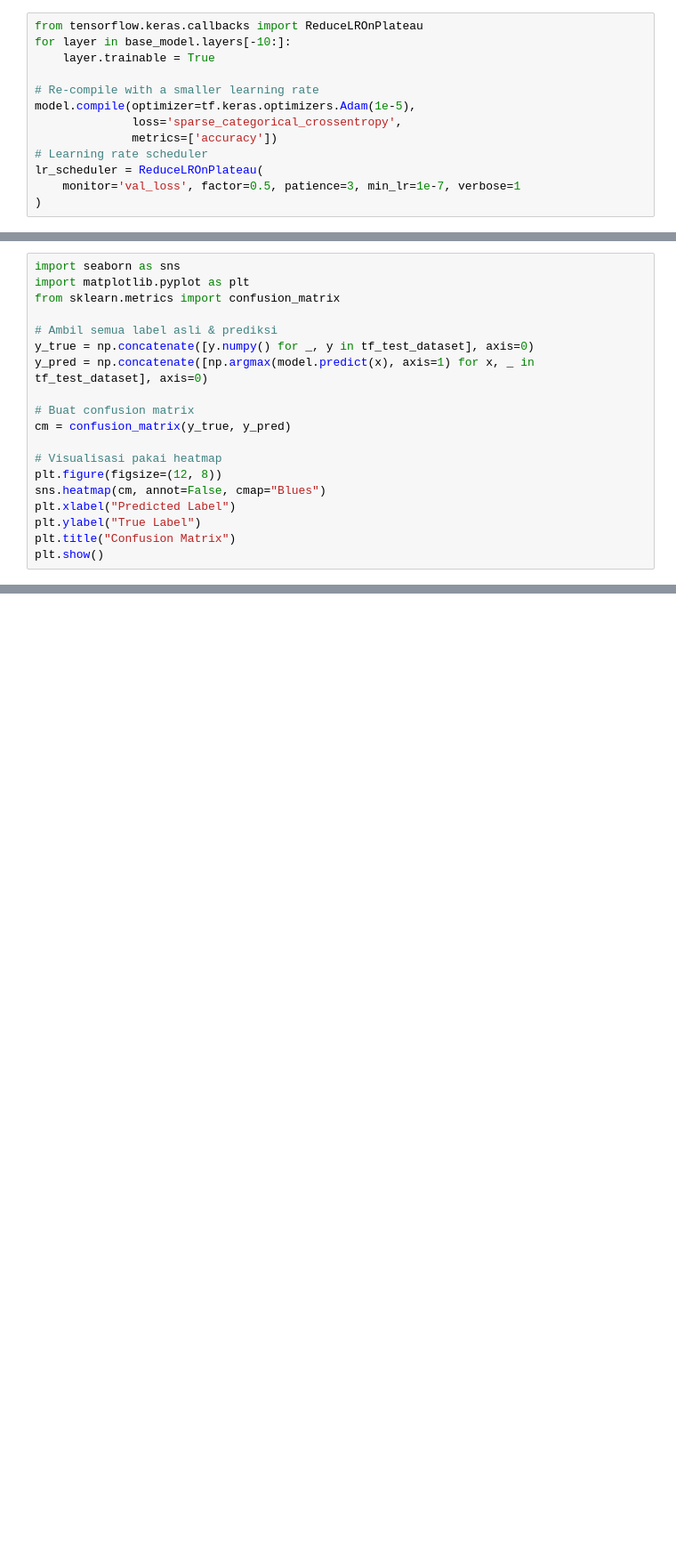
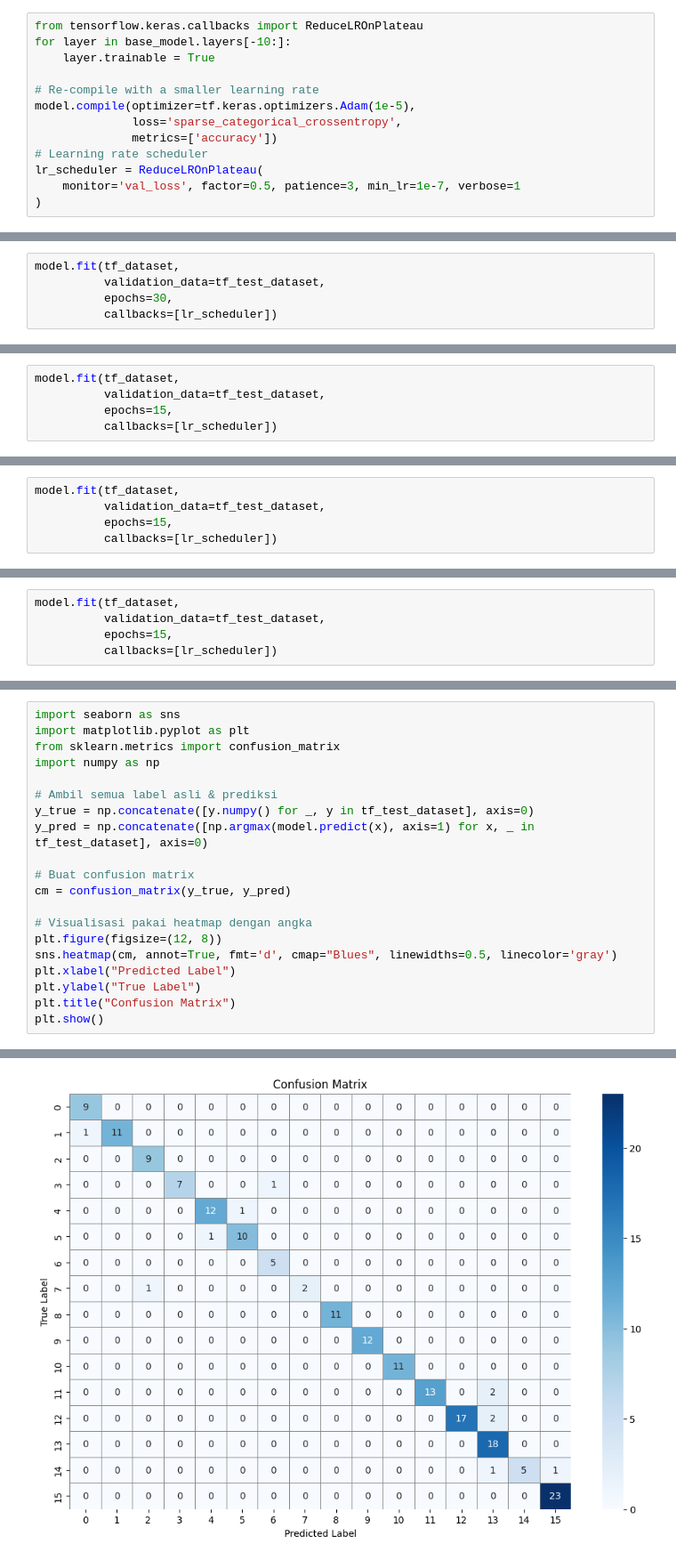
Before and after one commit to VincentLimarus/fingerprint-recognition, a Jupyter notebook: main.ipynb, the cells around one changed output, grey strips where cells are left out. Shown at 89% size. Drawn from its saved outputs; the diff is of its cells as text; blank space fills up the shorter version.

```diff
--- a/main.ipynb
+++ b/main.ipynb
@@ -369,0 +384,5 @@ model.fit(tf_dataset,
+# %%
+model.fit(tf_dataset,
+          validation_data=tf_test_dataset,
+          epochs=30,
+          callbacks=[lr_scheduler])
@@ -369,0 +408,5 @@ model.fit(tf_dataset,
+# %%
+model.fit(tf_dataset,
+          validation_data=tf_test_dataset,
+          epochs=15,
+          callbacks=[lr_scheduler])
@@ -369,0 +432,5 @@ model.fit(tf_dataset,
+# %%
+model.fit(tf_dataset,
+          validation_data=tf_test_dataset,
+          epochs=15,
+          callbacks=[lr_scheduler])
@@ -369,0 +456,5 @@ model.fit(tf_dataset,
+# %%
+model.fit(tf_dataset,
+          validation_data=tf_test_dataset,
+          epochs=15,
+          callbacks=[lr_scheduler])
@@ -398,6 +530,7 @@ print(confusion_matrix(y_test, y_pred))
 import seaborn as sns
 import matplotlib.pyplot as plt
 from sklearn.metrics import confusion_matrix
+import numpy as np
 
 # Ambil semua label asli & prediksi
 y_true = np.concatenate([y.numpy() for _, y in tf_test_dataset], axis=0)
@@ -406,10 +539,11 @@ y_pred = np.concatenate([np.argmax(model.predict(x), axis=1) for x, _ in tf_test
 # Buat confusion matrix
 cm = confusion_matrix(y_true, y_pred)
 
-# Visualisasi pakai heatmap
+# Visualisasi pakai heatmap dengan angka
 plt.figure(figsize=(12, 8))
-sns.heatmap(cm, annot=False, cmap="Blues")
+sns.heatmap(cm, annot=True, fmt='d', cmap="Blues", linewidths=0.5, linecolor='gray')
 plt.xlabel("Predicted Label")
 plt.ylabel("True Label")
 plt.title("Confusion Matrix")
 plt.show()
+# %% [output]
@@ -415,0 +567 @@ plt.show()
+[figure, added]
```
Also changed, not shown: parts of 15 cells of this notebook.
